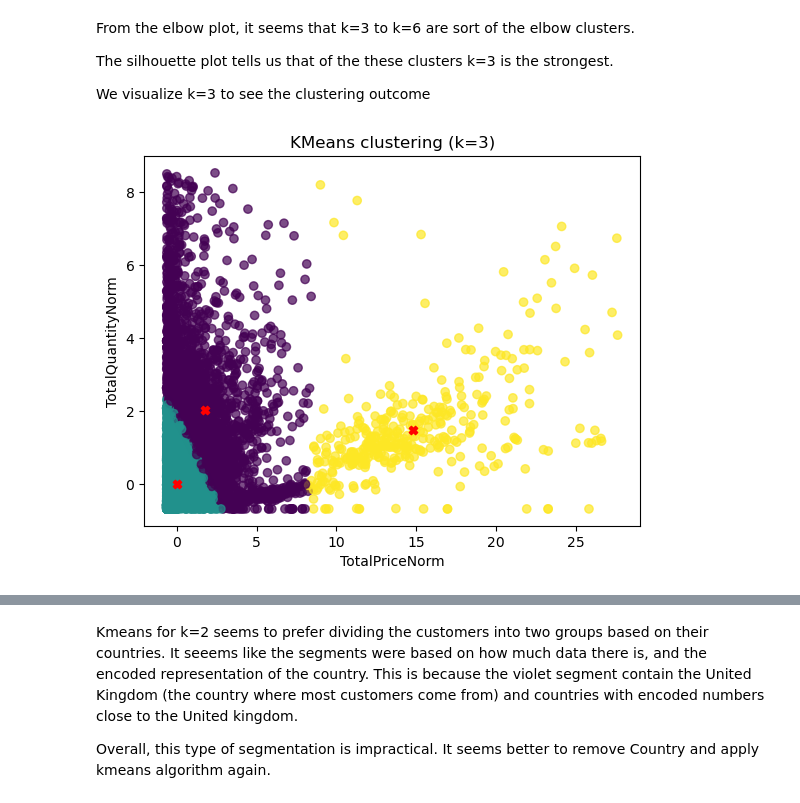
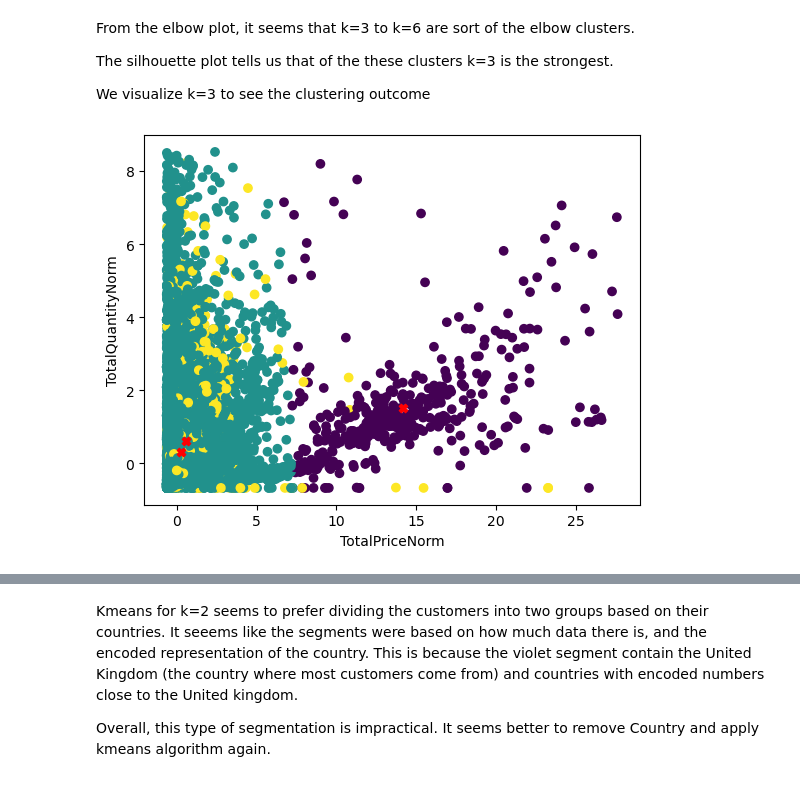
Before and after one commit to NouRALsaidD/data_mining_2026, a Jupyter notebook: data_mining_project_template.ipynb, the cells around one changed output, grey strips where cells are left out. Cells and saved outputs as stored; diff of their text form; code cells hidden in the pictures.

Commit message:
[UPDATED] Made a small amount of changes to the text, and put some imports at the top

```diff
--- a/data_mining_project_template.ipynb
+++ b/data_mining_project_template.ipynb
@@ -491,0 +448,3 @@ X[["TotalPrice", "TotalQuantity", "Country", "CountryEncoded"]].head()
+# %%
+X = X[["TotalPrice", "TotalQuantity", "CountryEncoded"]]
+X
@@ -592,9 +585,8 @@ array([[-0.25021252, -0.49769585],
 X["TotalPriceNorm"] = X_scaled[:, 0]
 X["TotalQuantityNorm"] = X_scaled[:, 1]
 
-# Final matrix used by clustering models
-X_cluster = X[["TotalPriceNorm", "TotalQuantityNorm"]].copy()
-X_cluster.describe()
+X = X[["TotalPriceNorm", "TotalQuantityNorm", "CountryEncoded"]]
+X[["TotalPriceNorm", "TotalQuantityNorm"]].describe()
 # %% [output]
 |  | TotalPriceNorm | TotalQuantityNorm |
 | count | 19626.000000 | 19626.000000 |
@@ -645,3 +621,24 @@ for k in K:
+# %%
+from sklearn.cluster import KMeans
+from sklearn.metrics import silhouette_score
+
+elbow_score = []
+silhouette_scores = []
+
+# insert 2 zeros at start so that when we call kmeans[2]
+# then it means kmeans where k = 2
+kmeans = [0, 0]
+
+K = range(2, 11)
+
+for k in K:
+    kmean= KMeans(n_clusters=k, init='k-means++').fit(X)
+    kmeans.append(kmean)
+
+    elbow_score.append(kmean.inertia_)
+
+    score = silhouette_score(X, kmean.labels_)
+    silhouette_scores.append(score)
 # %%
 plt.plot(K, elbow_score, '-o')
 plt.title('Elbow plot for optimal K')
@@ -682,17 +679,13 @@ The silhouette plot tells us that of the these clusters k=3 is the strongest.
 
 We visualize k=3 to see the clustering outcome
 # %%
-best_k = 3
-model_k3 = kmeans_models[best_k]
-labels = model_k3.labels_
-centroids = model_k3.cluster_centers_
-
-plt.scatter(X_cluster["TotalPriceNorm"], X_cluster["TotalQuantityNorm"], c=labels, alpha=0.7)
-plt.scatter(centroids[:, 0], centroids[:, 1], marker="X", color="red")
-plt.xlabel("TotalPriceNorm")
-plt.ylabel("TotalQuantityNorm")
-plt.title(f"KMeans clustering (k={best_k})")
+labels = kmeans[3].fit_predict(X)
+centroids = kmeans[3].cluster_centers_
+plt.scatter(X["TotalPriceNorm"], X["TotalQuantityNorm"], c = labels)
+plt.scatter(centroids[:, 0], centroids[:, 1], marker = 'X', color='red')
+plt.xlabel('TotalPriceNorm')
+plt.ylabel('TotalQuantityNorm')
 plt.show()
 # %% [output]
-[figure, old version]
+[figure, new version]
 # %%
```
Also changed, not shown: parts of 77 cells of this notebook.
